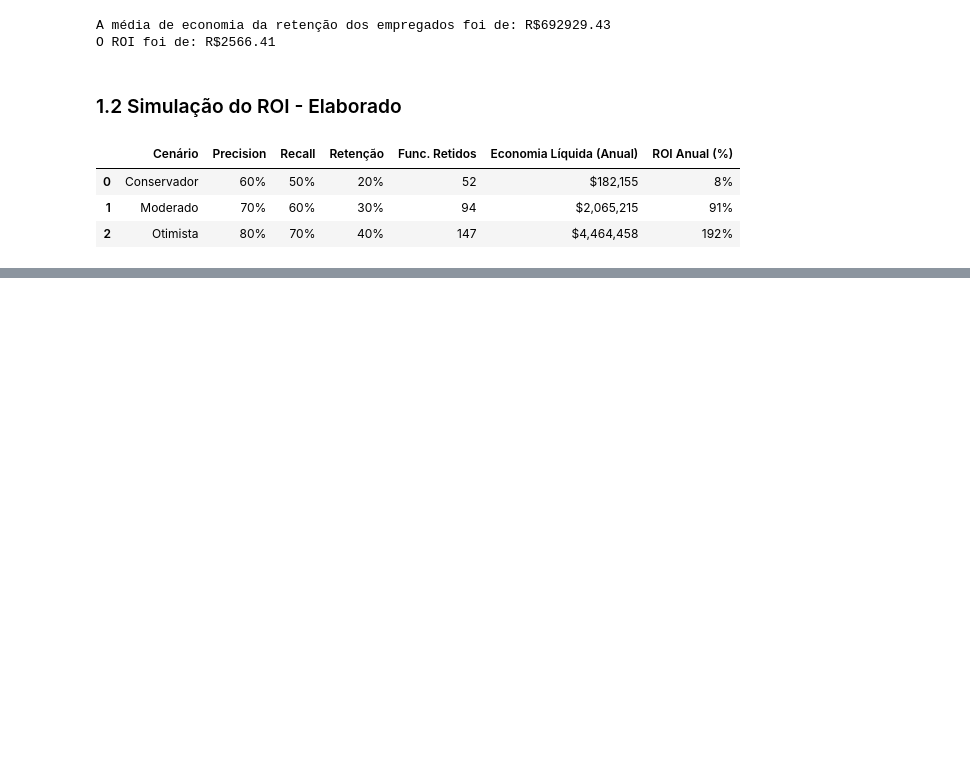
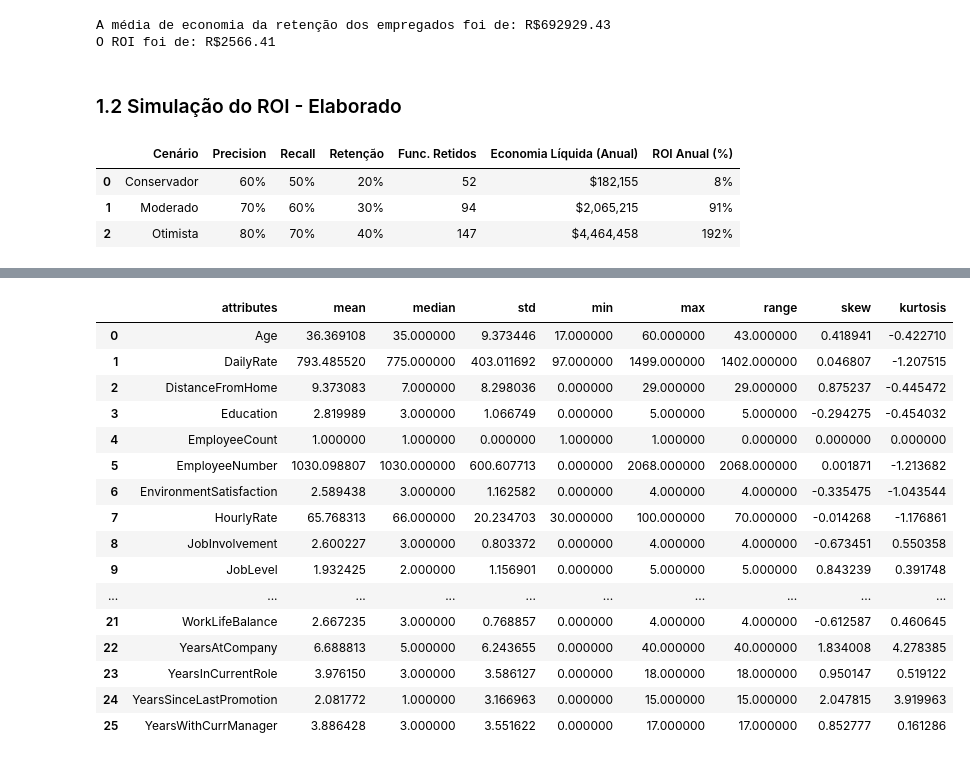
Before and after one commit to lucasffreitasds/projeto_RH_CRISP, a Jupyter notebook: projeto_RH_CRISP.ipynb, the cells around one changed output, grey strips where cells are left out. Cells and saved outputs as stored; diff of their text form; code cells hidden in the pictures; blank space fills up the shorter version.

```diff
--- a/projeto_RH_CRISP.ipynb
+++ b/projeto_RH_CRISP.ipynb
@@ -30,0 +17,6 @@ df_raw.head(10).T
+# %%
+#separação dos dados, definindo quem é x e quem é y.
+#no x a gente tira a coluna target(alvo nosso) e no y escolhe exatamente apenas ela
+
+x = df_raw.drop('Attrition', axis=1)
+y = df_raw['Attrition']
@@ -168,0 +213,2 @@ display(df_potencial_roi)
+# %%
+df1 = df_raw.copy()
@@ -168,0 +286,5 @@ display(df_potencial_roi)
+# %%
+#primeira coisa vamos separar os dados em variáveis categóricas e numéricas
+
+num_atributos = df1.select_dtypes(include=['int64', 'float64'])
+cat_atributos = df1.select_dtypes(exclude=['int64', 'float64'])
@@ -168,0 +320,48 @@ display(df_potencial_roi)
+# %%
+# Atributos Numerais
+
+
+#aqui vamos criar series (coluna em lista) e depois transpor para linhas
+#porque series inverte na vertical, formando colunas. Nosso interesse
+#é linhas pra juntar tudo depois cancatenando, formando um dataset com essas infos
+
+#tendencia central: media e mediana
+ct1 = pd.DataFrame(num_atributos.apply(np.mean)).T
+ct2 = pd.DataFrame((num_atributos).apply(np.median)).T
+
+#dispersão: desvio, min, max, range, skew e kurtosis
+dt1 = pd.DataFrame(num_atributos.apply(np.std)).T
+dt2 = pd.DataFrame(num_atributos.apply(np.min)).T
+dt3 = pd.DataFrame(num_atributos.apply(np.max)).T
+
+#nesse caso usamos lambda. nomeamos uma variavel x para fazer os calculos
+dt4 = pd.DataFrame(num_atributos.apply(lambda x: x.max() - x.min())).T
+dt5 = pd.DataFrame(num_atributos.apply(lambda x: x.skew())).T
+dt6 = pd.DataFrame(num_atributos.apply(lambda x: x.kurtosis())).T
+# %%
+#juntando todas as linhas para criar um dataset robusto, com concat
+m = pd.concat([ct1, ct2, dt1, dt2, dt3, dt4, dt5, dt6], axis=0).T.reset_index()
+
+#renomeando as colunas de m, colocando na ordem certa
+#colocou nome para as colunas descricao como 'atributtes
+m.columns = ['attributes', 'mean', 'median', 'std', 'min', 'max', 'range', 'skew', 'kurtosis']
+
+m.style.background_gradient(cmap='Blues')
+# %% [output]
+|  | attributes | mean | median | std | min | max | range | skew | kurtosis |
+| 0 | Age | 36.369108 | 35.000000 | 9.373446 | 17.000000 | 60.000000 | 43.000000 | 0.418941 | -0.422710 |
+| 1 | DailyRate | 793.485520 | 775.000000 | 403.011692 | 97.000000 | 1499.000000 | 1402.000000 | 0.046807 | -1.207515 |
+| 2 | DistanceFromHome | 9.373083 | 7.000000 | 8.298036 | 0.000000 | 29.000000 | 29.000000 | 0.875237 | -0.445472 |
+| 3 | Education | 2.819989 | 3.000000 | 1.066749 | 0.000000 | 5.000000 | 5.000000 | -0.294275 | -0.454032 |
+| 4 | EmployeeCount | 1.000000 | 1.000000 | 0.000000 | 1.000000 | 1.000000 | 0.000000 | 0.000000 | 0.000000 |
+| 5 | EmployeeNumber | 1030.098807 | 1030.000000 | 600.607713 | 0.000000 | 2068.000000 | 2068.000000 | 0.001871 | -1.213682 |
+| 6 | EnvironmentSatisfaction | 2.589438 | 3.000000 | 1.162582 | 0.000000 | 4.000000 | 4.000000 | -0.335475 | -1.043544 |
+| 7 | HourlyRate | 65.768313 | 66.000000 | 20.234703 | 30.000000 | 100.000000 | 70.000000 | -0.014268 | -1.176861 |
+| 8 | JobInvolvement | 2.600227 | 3.000000 | 0.803372 | 0.000000 | 4.000000 | 4.000000 | -0.673451 | 0.550358 |
+| 9 | JobLevel | 1.932425 | 2.000000 | 1.156901 | 0.000000 | 5.000000 | 5.000000 | 0.843239 | 0.391748 |
+| ... | ... | ... | ... | ... | ... | ... | ... | ... | ... |
+| 21 | WorkLifeBalance | 2.667235 | 3.000000 | 0.768857 | 0.000000 | 4.000000 | 4.000000 | -0.612587 | 0.460645 |
+| 22 | YearsAtCompany | 6.688813 | 5.000000 | 6.243655 | 0.000000 | 40.000000 | 40.000000 | 1.834008 | 4.278385 |
+| 23 | YearsInCurrentRole | 3.976150 | 3.000000 | 3.586127 | 0.000000 | 18.000000 | 18.000000 | 0.950147 | 0.519122 |
+| 24 | YearsSinceLastPromotion | 2.081772 | 1.000000 | 3.166963 | 0.000000 | 15.000000 | 15.000000 | 2.047815 | 3.919963 |
+| 25 | YearsWithCurrManager | 3.886428 | 3.000000 | 3.551622 | 0.000000 | 17.000000 | 17.000000 | 0.852777 | 0.161286 |
```
Also changed, not shown: parts of 16 cells of this notebook.
